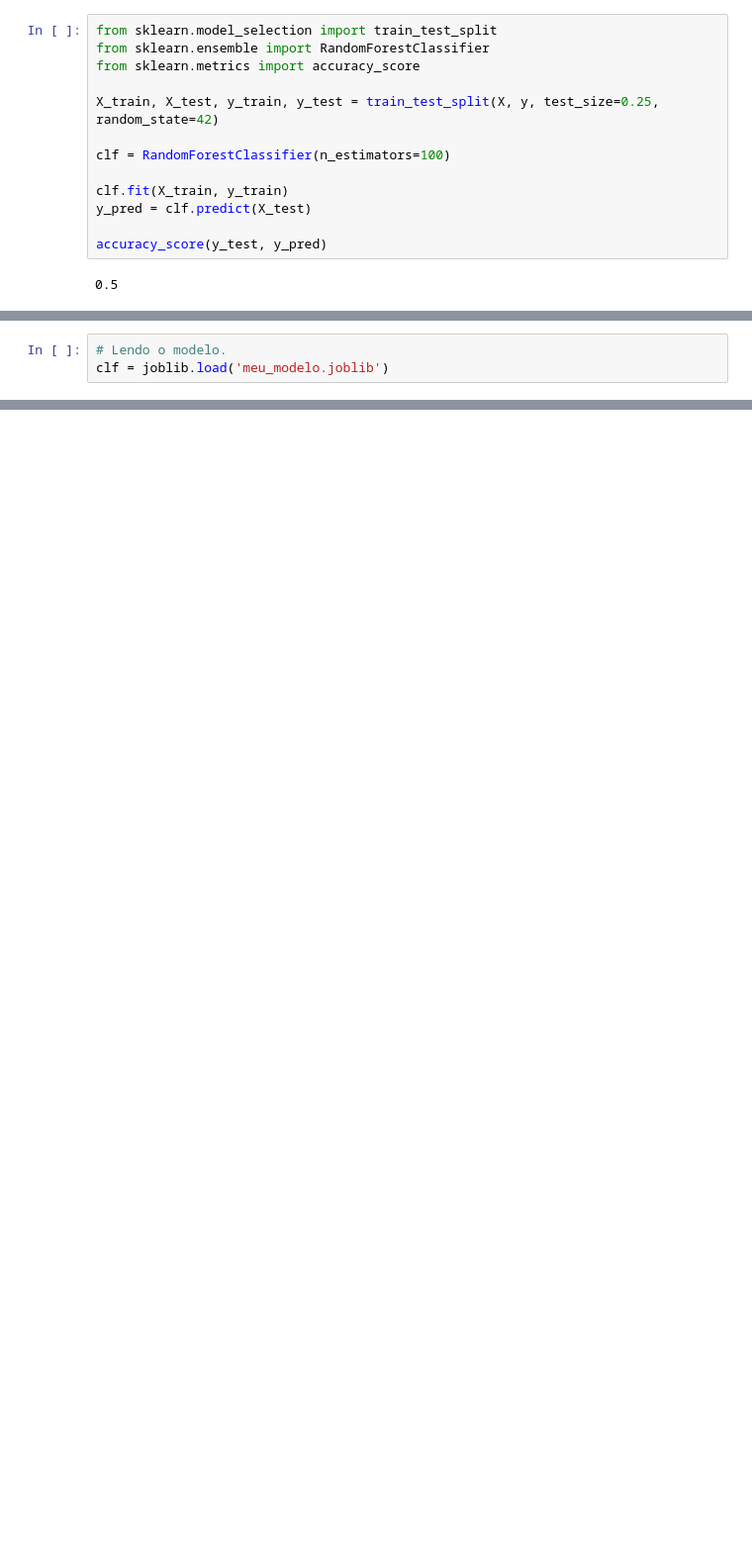
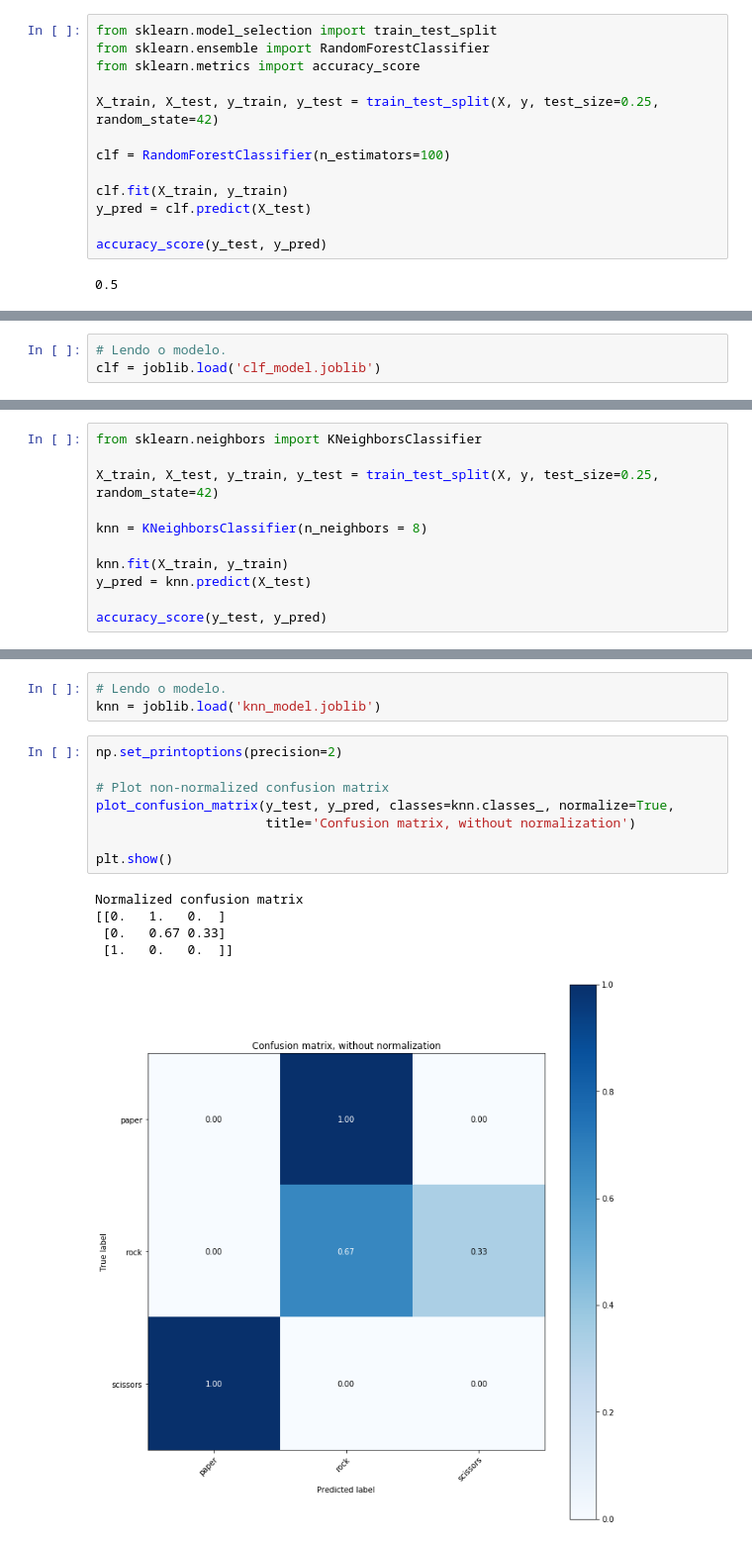
Before and after one commit to LiuSeeker/visao-computacional, a Jupyter notebook: projeto4/projeto4.ipynb, the cells around one changed output, grey strips where cells are left out. Shown at 99% size. Cells and saved outputs as stored; diff of their text form; blank space fills up the shorter version.

Commit message:
add classifiers

```diff
--- a/projeto4/projeto4.ipynb
+++ b/projeto4/projeto4.ipynb
@@ -151,3 +206,3 @@ joblib.dump(clf, 'meu_modelo.joblib')
 # %%
 # Lendo o modelo.
-clf = joblib.load('meu_modelo.joblib')
+clf = joblib.load('clf_model.joblib')
@@ -229,0 +225,11 @@ Normalized confusion matrix
+# %%
+from sklearn.neighbors import KNeighborsClassifier
+
+X_train, X_test, y_train, y_test = train_test_split(X, y, test_size=0.25, random_state=42)
+
+knn = KNeighborsClassifier(n_neighbors = 8)
+
+knn.fit(X_train, y_train)
+y_pred = knn.predict(X_test)
+
+accuracy_score(y_test, y_pred)
@@ -229,0 +242,17 @@ Normalized confusion matrix
+# %%
+# Lendo o modelo.
+knn = joblib.load('knn_model.joblib')
+# %%
+np.set_printoptions(precision=2)
+
+# Plot non-normalized confusion matrix
+plot_confusion_matrix(y_test, y_pred, classes=knn.classes_, normalize=True,
+                      title='Confusion matrix, without normalization')
+
+plt.show()
+# %% [output]
+Normalized confusion matrix
+[[0.   1.   0.  ]
+ [0.   0.67 0.33]
+ [1.   0.   0.  ]]
+[figure, added]
```
Also changed, not shown: parts of 24 cells of this notebook.
